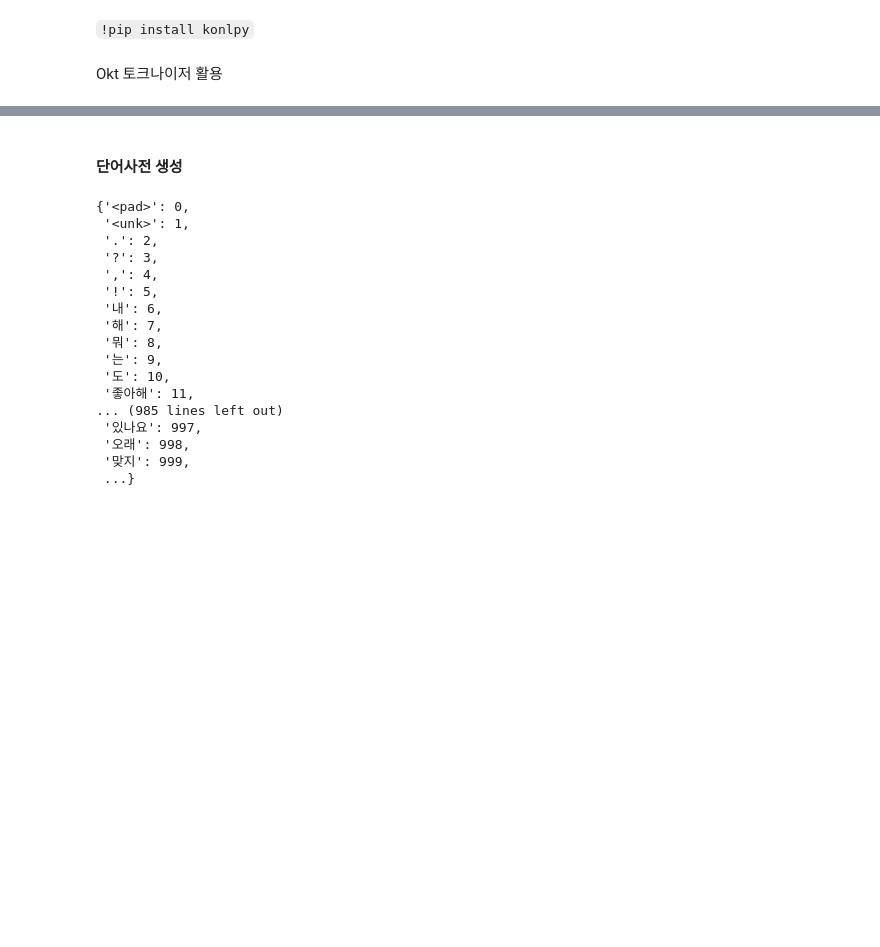
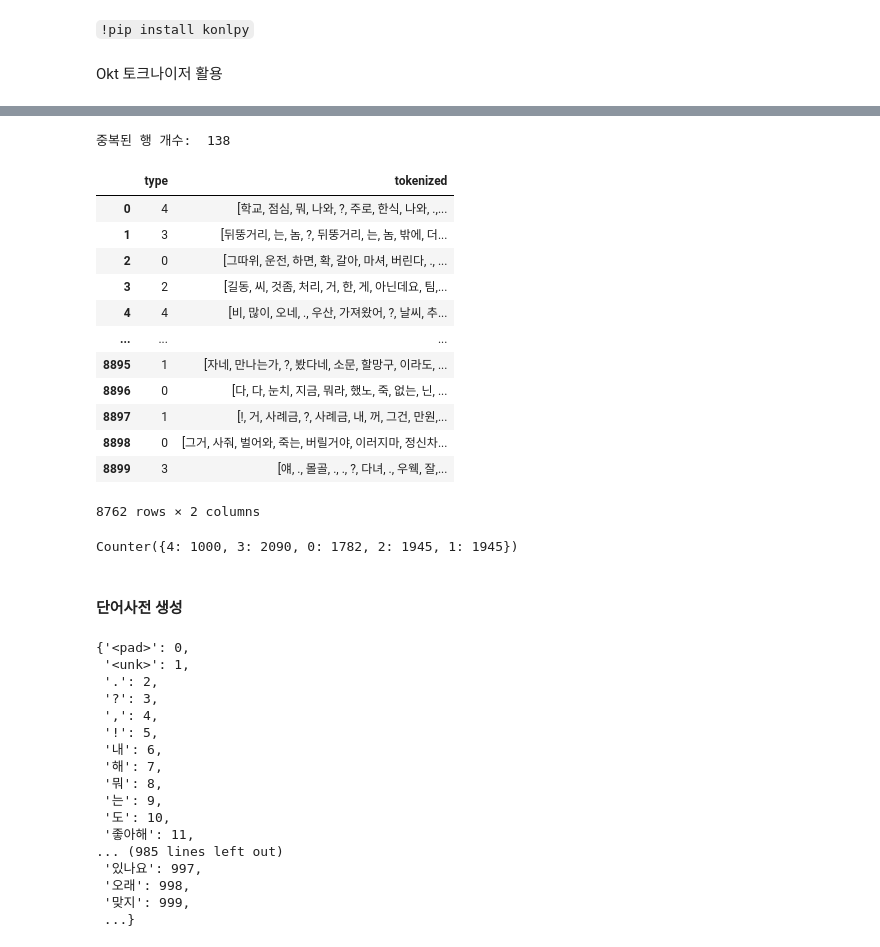
Before and after one commit to hojae-m-choi/dlthon-minions, a Jupyter notebook: dlthon-kevin/custom_models.ipynb, the cells around one changed output, grey strips where cells are left out. Saved outputs shown, nothing was run; the diff lists cells and outputs as text; code cells hidden in the pictures; blank space fills up the shorter version.

```diff
--- a/dlthon-kevin/custom_models.ipynb
+++ b/dlthon-kevin/custom_models.ipynb
@@ -280,0 +339,32 @@ def swap_word(new_words):
+# %%
+# 중복값 확인
+# Convert the 'tokenized' column to strings for duplication checking
+augmented_data['tokenized_str'] = augmented_data['tokenized'].apply(lambda x: ' '.join(x))
+
+# Check for duplicates based on the string representation of the 'tokenized' column
+duplicates = augmented_data[augmented_data.duplicated(subset=['tokenized_str'])]
+print('중복된 행 개수: ', len(duplicates))
+
+unique_augmented_data = augmented_data.drop_duplicates(subset=['tokenized_str'])
+unique_augmented_data = unique_augmented_data.drop(columns=['tokenized_str'])
+unique_augmented_data
+# %% [output]
+중복된 행 개수:  138
+|  | type | tokenized |
+| 0 | 4 | [학교, 점심, 뭐, 나와, ?, 주로, 한식, 나와, .,... |
+| 1 | 3 | [뒤뚱거리, 는, 놈, ?, 뒤뚱거리, 는, 놈, 밖에, 더... |
+| 2 | 0 | [그따위, 운전, 하면, 확, 갈아, 마셔, 버린다, ., ... |
+| 3 | 2 | [길동, 씨, 것좀, 처리, 거, 한, 게, 아닌데요, 팀,... |
+| 4 | 4 | [비, 많이, 오네, ., 우산, 가져왔어, ?, 날씨, 추... |
+| ... | ... | ... |
+| 8895 | 1 | [자네, 만나는가, ?, 봤다네, 소문, 할망구, 이라도, ... |
+| 8896 | 0 | [다, 다, 눈치, 지금, 뭐라, 했노, 죽, 없는, 닌, ... |
+| 8897 | 1 | [!, 거, 사례금, ?, 사례금, 내, 꺼, 그건, 만원,... |
+| 8898 | 0 | [그거, 사줘, 벌어와, 죽는, 버릴거야, 이러지마, 정신차... |
+| 8899 | 3 | [얘, ., 몰골, ., ., ?, 다녀, ., 우웩, 잘,... |
+8762 rows × 2 columns
+# %%
+# 클래스 별 샘플 개수 확인
+Counter(unique_augmented_data['type'])
+# %% [output]
+Counter({4: 1000, 3: 2090, 0: 1782, 2: 1945, 1: 1945})
```
Also changed, not shown: parts of 21 cells of this notebook, 3 other files.
